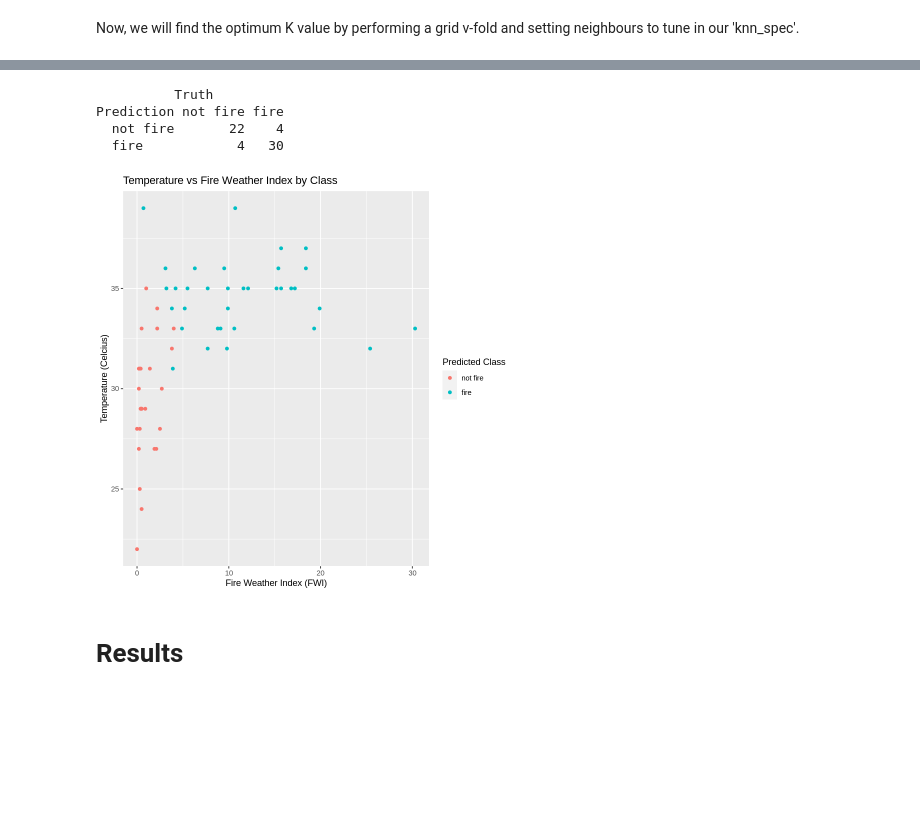
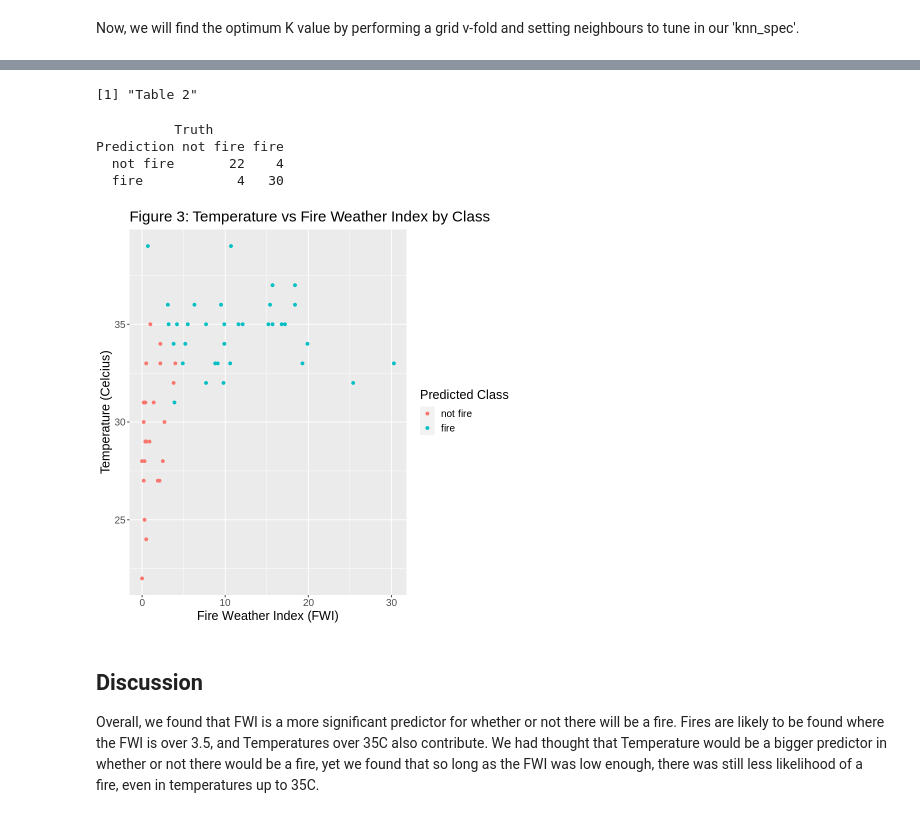
Before and after one commit to purnomoc/dsci100, a Jupyter notebook: forest_fires_report.ipynb, the cells around one changed output, grey strips where cells are left out. Saved outputs shown, nothing was run; the diff lists cells and outputs as text; code cells hidden in the pictures; blank space fills up the shorter version.

```diff
--- a/forest_fires_report.ipynb
+++ b/forest_fires_report.ipynb
@@ -224,22 +225,27 @@ A tibble: 60 × 4
 # %%
 # confusion matrix
 fire_mat <- fire_best_test_predictions %>%
     conf_mat(truth = Classes, estimate = .pred_class)
+print("Table 2")
 fire_mat
 
 # plot of test predictions
 fire_test_plot <- fire_best_test_predictions %>%
     ggplot(aes(x = FWI, y = Temperature, )) +
     geom_point(aes(color = .pred_class)) +
     xlab("Fire Weather Index (FWI)") +
     ylab("Temperature (Celcius)") +
-    labs(title = "Temperature vs Fire Weather Index by Class", color = "Predicted Class")
+    labs(title = "Figure 3: Temperature vs Fire Weather Index by Class", color = "Predicted Class")+
+    theme(text = element_text(size = 15))
 fire_test_plot
 # %% [output]
-          Truth
-Prediction not fire fire
-  not fire       22    4
-  fire            4   30
+[1] "Table 2"
+          Truth
+Prediction not fire fire
+  not fire       22    4
+  fire            4   30
-[figure, old version]
+[figure, new version]
-# %% [markdown]
-# Results
+# %% [markdown]
+## Discussion
+
+Overall, we found that FWI is a more significant predictor for whether or not there will be a fire. Fires are likely to be found where the FWI is over 3.5, and Temperatures over 35C also contribute. We had thought that Temperature would be a bigger predictor in whether or not there would be a fire, yet we found that so long as the FWI was low enough, there was still less likelihood of a fire, even in temperatures up to 35C.
```
Also changed, not shown: parts of 6 cells of this notebook.
